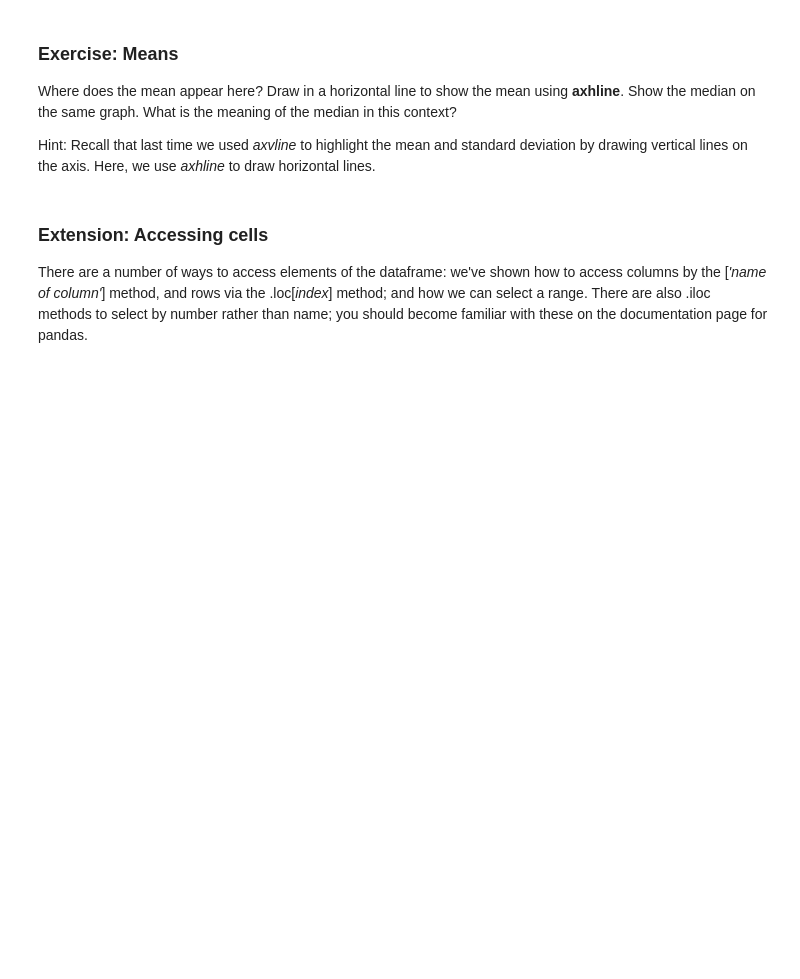
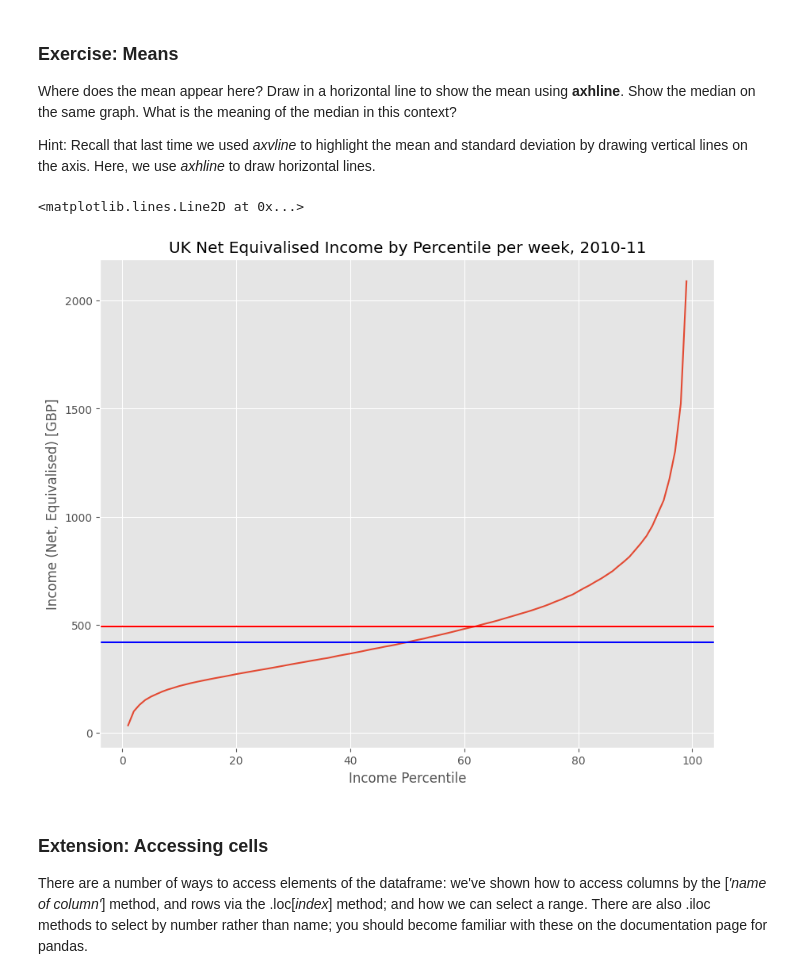
Before and after one commit to khou128/QM2, a Jupyter notebook: notebooks/W02. Pandas.ipynb, the cells around one changed output. Drawn from its saved outputs; the diff is of its cells as text; code cells hidden in the pictures; blank space fills up the shorter version.

```diff
--- a/notebooks/W02. Pandas.ipynb
+++ b/notebooks/W02. Pandas.ipynb
@@ -189,3 +212,6 @@ How does
 1. The income of "the 1%" compare with the mean and median across the population, as a proportion?
 2. How does the 1% compare with the 90th percentile (the 10%)?
 3. How does the 10% compare with the median and mean?
+# %%
+mean= income['Net equivalised household income in 2010-11, week'].mean()
+print(mean)
@@ -191,0 +220,3 @@ How does
+# %%
+median= income['Net equivalised household income in 2010-11, week'].median()
+print(median)
@@ -209,6 +242,17 @@ We see a curve that is pretty linear in the middle region, but curves rapidly up
 Where does the mean appear here? Draw in a horizontal line to show the mean using **axhline**. Show the median on the same graph. What is the meaning of the median in this context?
 
 Hint: Recall that last time we used *axvline* to highlight the mean and standard deviation by drawing vertical lines on the axis. Here, we use *axhline* to draw horizontal lines.
+# %%
+income['Net equivalised household income in 2010-11, week'].plot()
+plt.title('UK Net Equivalised Income by Percentile per week, 2010-11')
+plt.xlabel('Income Percentile')
+plt.ylabel('Income (Net, Equivalised) [GBP]')
+
+plt.axhline(mean, color='r', label = 'mean')
+plt.axhline(median, color='b', label = 'median')
+# %% [output]
+<matplotlib.lines.Line2D at 0x...>
+[figure, added]
 # %% [markdown]
 ### Extension: Accessing cells
 
```
Also changed, not shown: parts of 12 cells of this notebook.
